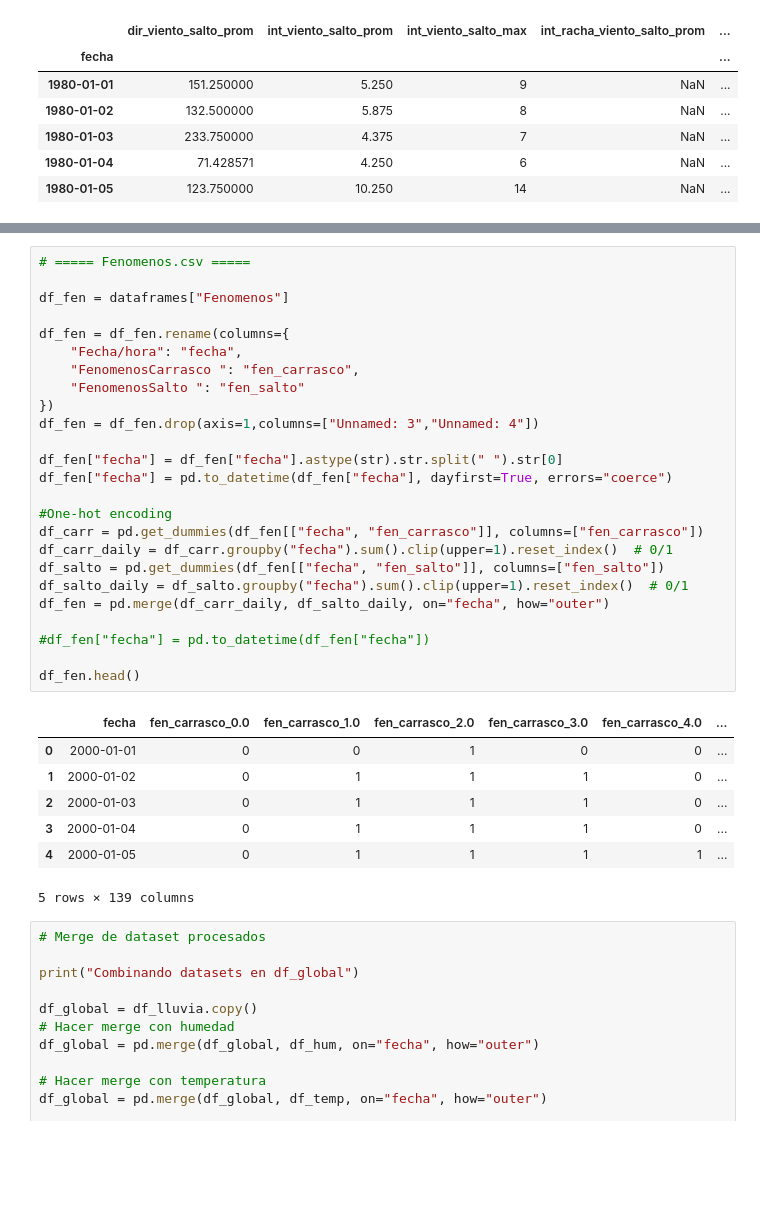
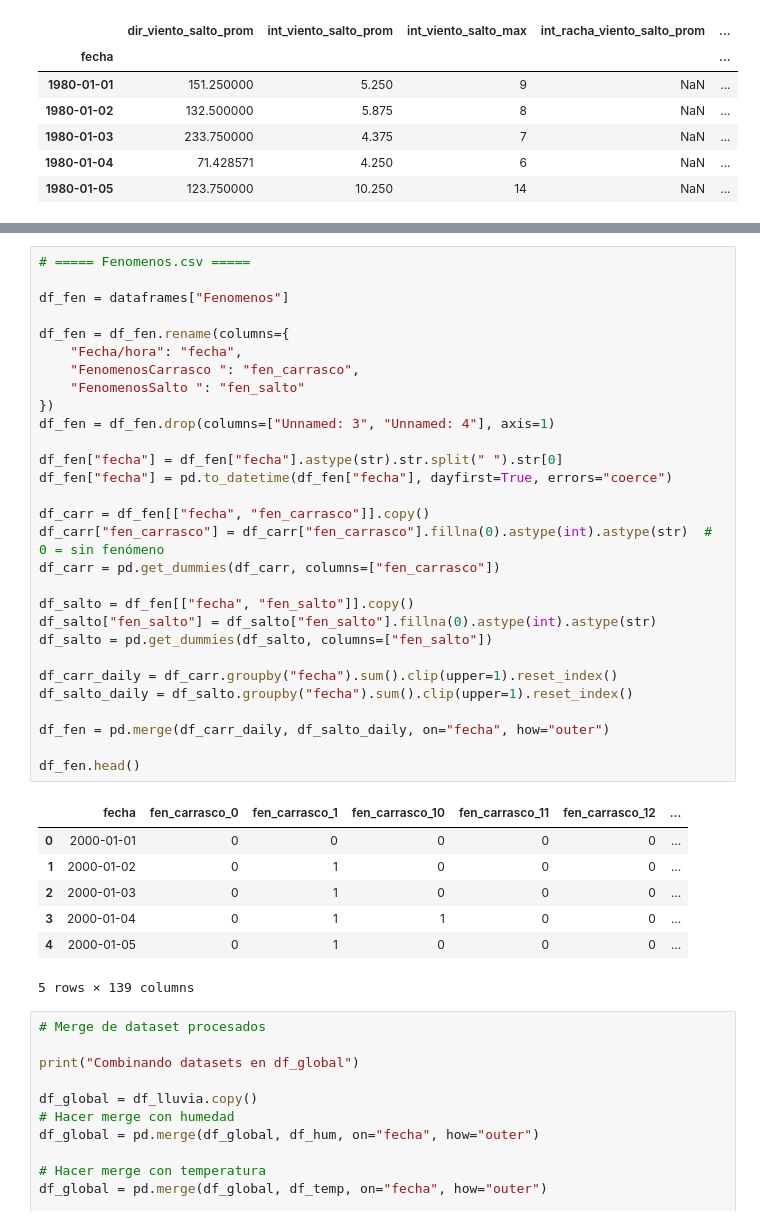
Before and after one commit to Ezequiel-Capo/MachineLearningLab, a Jupyter notebook: LAB1/Script/preprocesamiento.ipynb, the cells around one changed output, grey strips where cells are left out. Cells and saved outputs as stored; diff of their text form; blank space fills up the shorter version.

```diff
--- a/LAB1/Script/preprocesamiento.ipynb
+++ b/LAB1/Script/preprocesamiento.ipynb
@@ -253,35 +253,39 @@ df_vis.head()
 # %%
 # ===== Fenomenos.csv =====
 
 df_fen = dataframes["Fenomenos"]
 
 df_fen = df_fen.rename(columns={
     "Fecha/hora": "fecha",
     "FenomenosCarrasco ": "fen_carrasco",
     "FenomenosSalto ": "fen_salto"
 })
-df_fen = df_fen.drop(axis=1,columns=["Unnamed: 3","Unnamed: 4"])
+df_fen = df_fen.drop(columns=["Unnamed: 3", "Unnamed: 4"], axis=1)
 
 df_fen["fecha"] = df_fen["fecha"].astype(str).str.split(" ").str[0]
 df_fen["fecha"] = pd.to_datetime(df_fen["fecha"], dayfirst=True, errors="coerce")
 
-#One-hot encoding
-df_carr = pd.get_dummies(df_fen[["fecha", "fen_carrasco"]], columns=["fen_carrasco"])
-df_carr_daily = df_carr.groupby("fecha").sum().clip(upper=1).reset_index()  # 0/1
-df_salto = pd.get_dummies(df_fen[["fecha", "fen_salto"]], columns=["fen_salto"])
-df_salto_daily = df_salto.groupby("fecha").sum().clip(upper=1).reset_index()  # 0/1
+df_carr = df_fen[["fecha", "fen_carrasco"]].copy()
+df_carr["fen_carrasco"] = df_carr["fen_carrasco"].fillna(0).astype(int).astype(str)  # 0 = sin fenómeno
+df_carr = pd.get_dummies(df_carr, columns=["fen_carrasco"])
+
+df_salto = df_fen[["fecha", "fen_salto"]].copy()
+df_salto["fen_salto"] = df_salto["fen_salto"].fillna(0).astype(int).astype(str)
+df_salto = pd.get_dummies(df_salto, columns=["fen_salto"])
+
+df_carr_daily = df_carr.groupby("fecha").sum().clip(upper=1).reset_index()
+df_salto_daily = df_salto.groupby("fecha").sum().clip(upper=1).reset_index()
+
 df_fen = pd.merge(df_carr_daily, df_salto_daily, on="fecha", how="outer")
 
-#df_fen["fecha"] = pd.to_datetime(df_fen["fecha"])
-
 df_fen.head()
 # %% [output]
-|  | fecha | fen_carrasco_0.0 | fen_carrasco_1.0 | fen_carrasco_2.0 | fen_carrasco_3.0 | fen_carrasco_4.0 | ... |
-| 0 | 2000-01-01 | 0 | 0 | 1 | 0 | 0 | ... |
-| 1 | 2000-01-02 | 0 | 1 | 1 | 1 | 0 | ... |
-| 2 | 2000-01-03 | 0 | 1 | 1 | 1 | 0 | ... |
-| 3 | 2000-01-04 | 0 | 1 | 1 | 1 | 0 | ... |
-| 4 | 2000-01-05 | 0 | 1 | 1 | 1 | 1 | ... |
+|  | fecha | fen_carrasco_0 | fen_carrasco_1 | fen_carrasco_10 | fen_carrasco_11 | fen_carrasco_12 | ... |
+| 0 | 2000-01-01 | 0 | 0 | 0 | 0 | 0 | ... |
+| 1 | 2000-01-02 | 0 | 1 | 0 | 0 | 0 | ... |
+| 2 | 2000-01-03 | 0 | 1 | 0 | 0 | 0 | ... |
+| 3 | 2000-01-04 | 0 | 1 | 1 | 0 | 0 | ... |
+| 4 | 2000-01-05 | 0 | 1 | 0 | 0 | 0 | ... |
 5 rows × 139 columns
 # %%
 # Merge de dataset procesados
```
Also changed, not shown: parts of 7 cells of this notebook.
